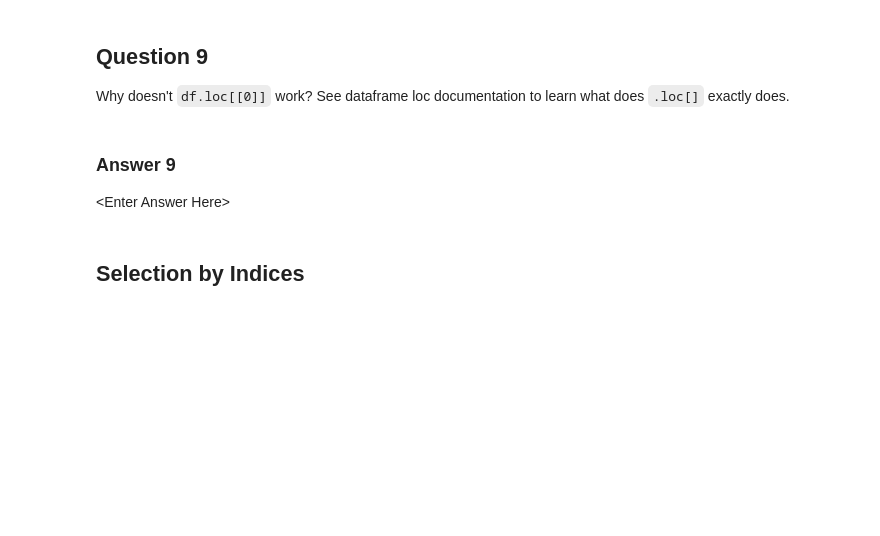
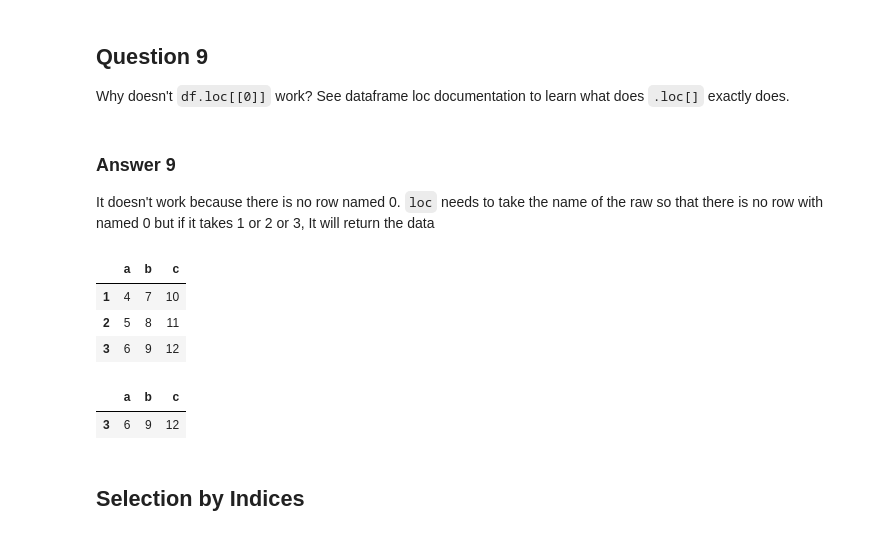
Before and after one commit to HabibaShera/spring_2023_vail-HabibaShera, a Jupyter notebook: Day_00/Getting_Started.ipynb, the cells around one changed output. Cells and saved outputs as stored; diff of their text form; code cells hidden in the pictures; blank space fills up the shorter version.

```diff
--- a/Day_00/Getting_Started.ipynb
+++ b/Day_00/Getting_Started.ipynb
@@ -422,10 +579,22 @@ print()
 ## Question 9
 
 Why doesn't `df.loc[[0]]` work? See dataframe loc documentation to learn what does `.loc[]` exactly does.
-# %% [markdown]
-### Answer 9
-
-\<Enter Answer Here\>
+# %% [markdown]
+### Answer 9
+
+It doesn't work because there is no row named 0. `loc` needs to take the name of the raw so that there is no row with named 0 but if it takes 1 or 2 or 3, It will return the data
+# %%
+df
+# %% [output]
+|  | a | b | c |
+| 1 | 4 | 7 | 10 |
+| 2 | 5 | 8 | 11 |
+| 3 | 6 | 9 | 12 |
+# %%
+df.loc[[3]]
+# %% [output]
+|  | a | b | c |
+| 3 | 6 | 9 | 12 |
 # %% [markdown]
 ## Selection by Indices
 # %%
```
Also changed, not shown: parts of 27 cells of this notebook.
